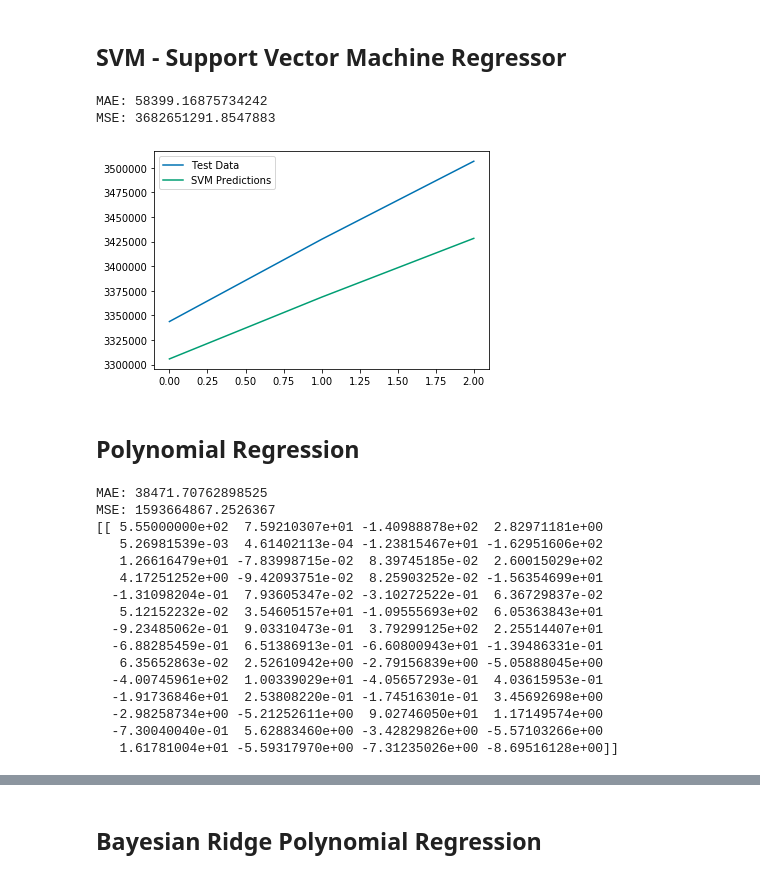
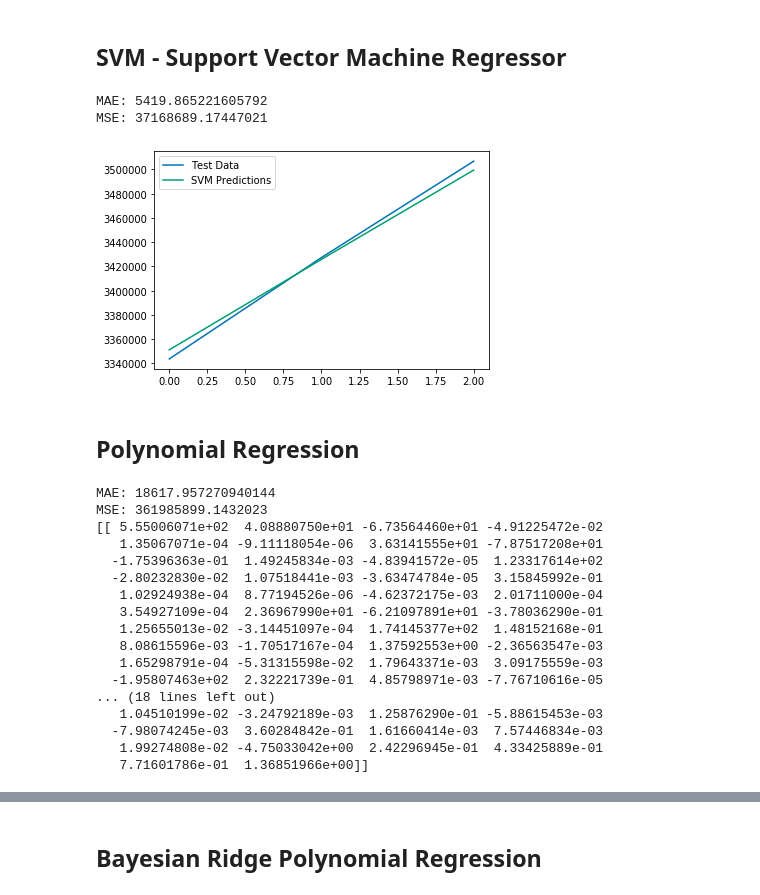
Before and after one commit to Thiagobc23/COVID-19, a Jupyter notebook: 02_regression.ipynb, the cells around one changed output, grey strips where cells are left out. Drawn from its saved outputs; the diff is of its cells as text; code cells hidden in the pictures.

```diff
--- a/02_regression.ipynb
+++ b/02_regression.ipynb
@@ -196,26 +176,26 @@ X_train_confirmed, X_test_confirmed, y_train_confirmed, y_test_confirmed = train
 # %% [markdown]
 ## SVM - Support Vector Machine Regressor
 # %%
-svm_confirmed = SVR(shrinking=True, kernel='poly',gamma=0.01, epsilon=1, degree=4, C=1)
+svm_confirmed = SVR(shrinking=True, kernel='poly',gamma=0.03, epsilon=2, degree=4, C=1)
 svm_confirmed.fit(X_train_confirmed, y_train_confirmed)
 svm_pred = svm_confirmed.predict(future_forcast)
 
 # check against testing data
 svm_test_pred = svm_confirmed.predict(X_test_confirmed)
 plt.plot(y_test_confirmed)
 plt.plot(svm_test_pred)
 plt.legend(['Test Data', 'SVM Predictions'])
 print('MAE:', mean_absolute_error(svm_test_pred, y_test_confirmed))
 print('MSE:',mean_squared_error(svm_test_pred, y_test_confirmed))
 # %% [output]
-MAE: 58399.16875734242
-MSE: 3682651291.8547883
+MAE: 5419.865221605792
+MSE: 37168689.17447021
-[figure, old version]
+[figure, new version]
 # %% [markdown]
 ## Polynomial Regression
 # %%
 # transform our data for polynomial regression
-poly = PolynomialFeatures(degree=3)
+poly = PolynomialFeatures(degree=4)
 poly_X_train_confirmed = poly.fit_transform(X_train_confirmed)
 poly_X_test_confirmed = poly.fit_transform(X_test_confirmed)
 poly_future_forcast = poly.fit_transform(future_forcast)
@@ -230,22 +210,23 @@ print('MSE:',mean_squared_error(test_linear_pred, y_test_confirmed))
 
 print(linear_model.coef_)
 # %% [output]
-MAE: 38471.70762898525
-MSE: 1593664867.2526367
-[[ 5.55000000e+02  7.59210307e+01 -1.40988878e+02  2.82971181e+00
-   5.26981539e-03  4.61402113e-04 -1.23815467e+01 -1.62951606e+02
-   1.26616479e+01 -7.83998715e-02  8.39745185e-02  2.60015029e+02
-   4.17251252e+00 -9.42093751e-02  8.25903252e-02 -1.56354699e+01
-  -1.31098204e-01  7.93605347e-02 -3.10272522e-01  6.36729837e-02
-   5.12152232e-02  3.54605157e+01 -1.09555693e+02  6.05363843e+01
-  -9.23485062e-01  9.03310473e-01  3.79299125e+02  2.25514407e+01
-  -6.88285459e-01  6.51386913e-01 -6.60800943e+01 -1.39486331e-01
-   6.35652863e-02  2.52610942e+00 -2.79156839e+00 -5.05888045e+00
-  -4.00745961e+02  1.00339029e+01 -4.05657293e-01  4.03615953e-01
-  -1.91736846e+01  2.53808220e-01 -1.74516301e-01  3.45692698e+00
-  -2.98258734e+00 -5.21252611e+00  9.02746050e+01  1.17149574e+00
-  -7.30040040e-01  5.62883460e+00 -3.42829826e+00 -5.57103266e+00
-   1.61781004e+01 -5.59317970e+00 -7.31235026e+00 -8.69516128e+00]]
+MAE: 18617.957270940144
+MSE: 361985899.1432023
+[[ 5.55006071e+02  4.08880750e+01 -6.73564460e+01 -4.91225472e-02
+   1.35067071e-04 -9.11118054e-06  3.63141555e+01 -7.87517208e+01
+  -1.75396363e-01  1.49245834e-03 -4.83941572e-05  1.23317614e+02
+  -2.80232830e-02  1.07518441e-03 -3.63474784e-05  3.15845992e-01
+   1.02924938e-04  8.77194526e-06 -4.62372175e-03  2.01711000e-04
+   3.54927109e-04  2.36967990e+01 -6.21097891e+01 -3.78036290e-01
+   1.25655013e-02 -3.14451097e-04  1.74145377e+02  1.48152168e-01
+   8.08615596e-03 -1.70517167e-04  1.37592553e+00 -2.36563547e-03
+   1.65298791e-04 -5.31315598e-02  1.79643371e-03  3.09175559e-03
+  -1.95807463e+02  2.32221739e-01  4.85798971e-03 -7.76710616e-05
+... (18 lines left out)
+   1.04510199e-02 -3.24792189e-03  1.25876290e-01 -5.88615453e-03
+  -7.98074245e-03  3.60284842e-01  1.61660414e-03  7.57446834e-03
+   1.99274808e-02 -4.75033042e+00  2.42296945e-01  4.33425889e-01
+   7.71601786e-01  1.36851966e+00]]
 # %%
 plt.plot(y_test_confirmed)
 plt.plot(test_linear_pred)
```
Also changed, not shown: parts of 9 cells of this notebook, 6 other files.
